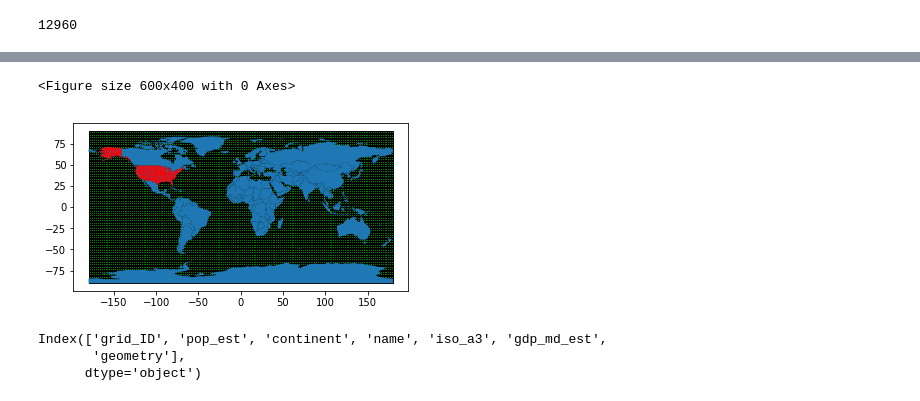
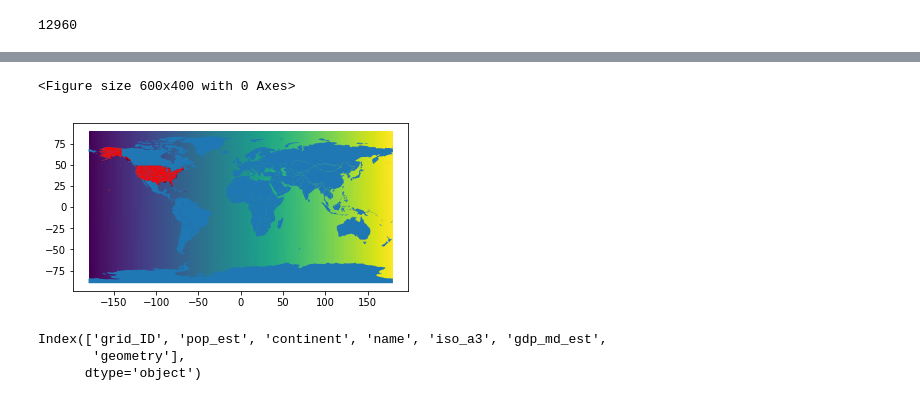
Before and after one commit to stevenjoelbrey/metSpread, a Jupyter notebook: Python/create_ecoregion_overlap_masks.ipynb, the cells around one changed output, grey strips where cells are left out. Drawn from its saved outputs; the diff is of its cells as text; code cells hidden in the pictures.

Commit message:
tweek to show that you can color polygons by a value.

```diff
--- a/Python/create_ecoregion_overlap_masks.ipynb
+++ b/Python/create_ecoregion_overlap_masks.ipynb
@@ -75,13 +80,13 @@ world = geopandas.read_file(geopandas.datasets.get_path('naturalearth_lowres'))
 world_df = world.to_crs(crs_to_assign)
 # %%
 plt.figure(dpi=100)
-base = grid_geo_df.plot(edgecolor='black', color="green")
+base = grid_geo_df.plot('grid_ID')
 world_df.plot(ax=base)
 eco_reprojected.plot(ax=base, color='red')
 plt.show()
 # %% [output]
 <Figure size 600x400 with 0 Axes>
-[figure, old version]
+[figure, new version]
 # %%
 overlap = geopandas.overlay(grid_geo_df, world_df, how='intersection')
 # The grid_ID that show up in overlap are the ones I need to flag as overlapping land.
```
Also changed, not shown: parts of 1 cell of this notebook.
